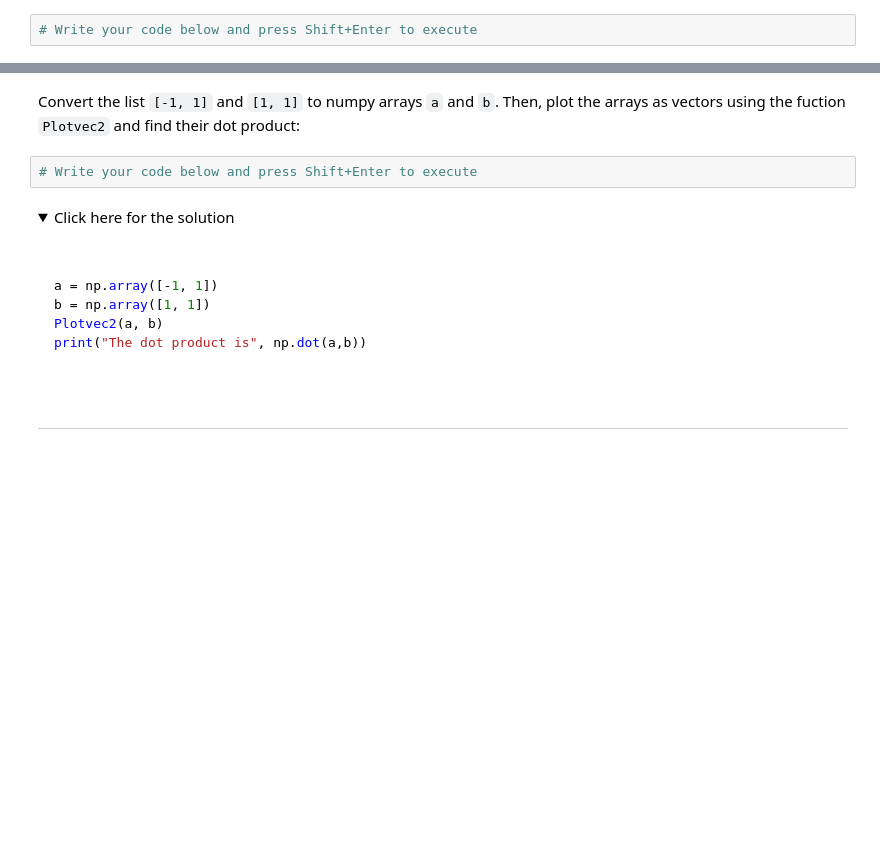
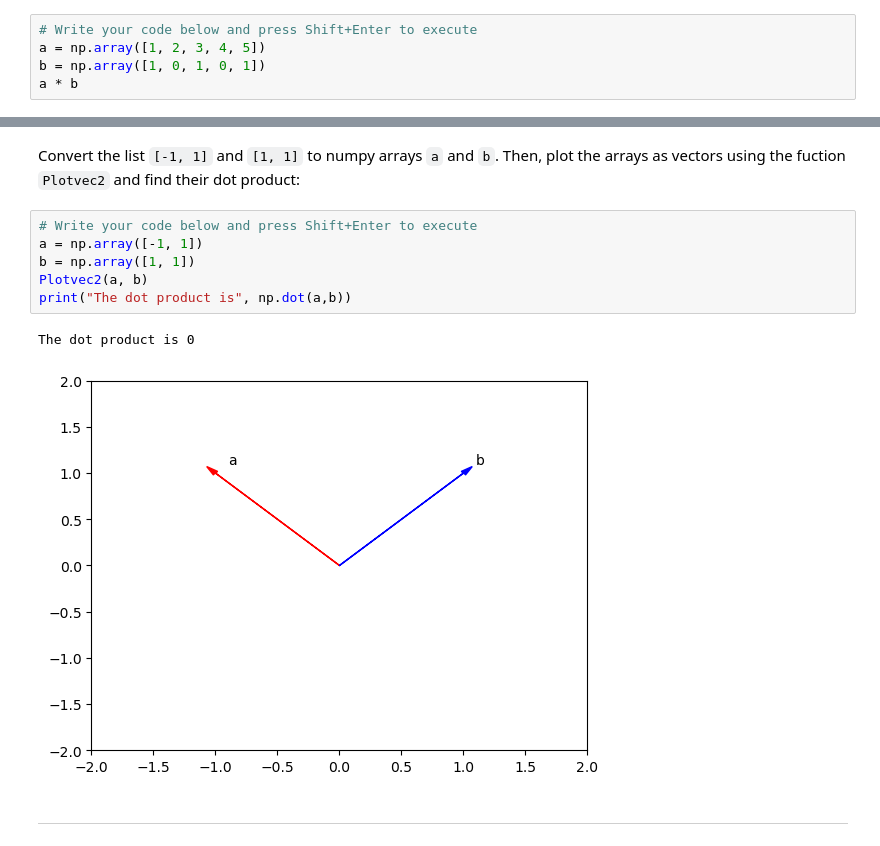
Before and after one commit to harisdev-netizen/Data-Analysis-PowerBi, a Jupyter notebook: TASK V/notebooks/Lab5.ipynb, the cells around one changed output, grey strips where cells are left out. Drawn from its saved outputs; the diff is of its cells as text; folded sections open; blank space fills up the shorter version.

````diff
--- a/TASK V/notebooks/Lab5.ipynb
+++ b/TASK V/notebooks/Lab5.ipynb
@@ -899,3 +906,6 @@ z = np.array([2, 4])
 Consider the list <code>\[1, 2, 3, 4, 5]</code> and <code>\[1, 0, 1, 0, 1]</code>. Cast both lists to a numpy array then multiply them together:
 # %%
 # Write your code below and press Shift+Enter to execute
+a = np.array([1, 2, 3, 4, 5])
+b = np.array([1, 0, 1, 0, 1])
+a * b
@@ -933,20 +935,13 @@ def Plotvec2(a,b):
 Convert the list <code>\[-1, 1]</code> and <code>\[1, 1]</code> to numpy arrays <code>a</code> and <code>b</code>. Then, plot the arrays as vectors using the fuction <code>Plotvec2</code> and find their dot product:
 # %%
 # Write your code below and press Shift+Enter to execute
+a = np.array([-1, 1])
+b = np.array([1, 1])
+Plotvec2(a, b)
+print("The dot product is", np.dot(a,b))
+# %% [output]
+The dot product is 0
+[figure, added]
-# %% [markdown]
-<details><summary>Click here for the solution</summary>
-
-```python
-
-
-a = np.array([-1, 1])
-b = np.array([1, 1])
-Plotvec2(a, b)
-print("The dot product is", np.dot(a,b))
-
-```
-
-</details>
 # %% [markdown]
 <hr>
 # %% [markdown]
````
Also changed, not shown: parts of 32 cells of this notebook.
